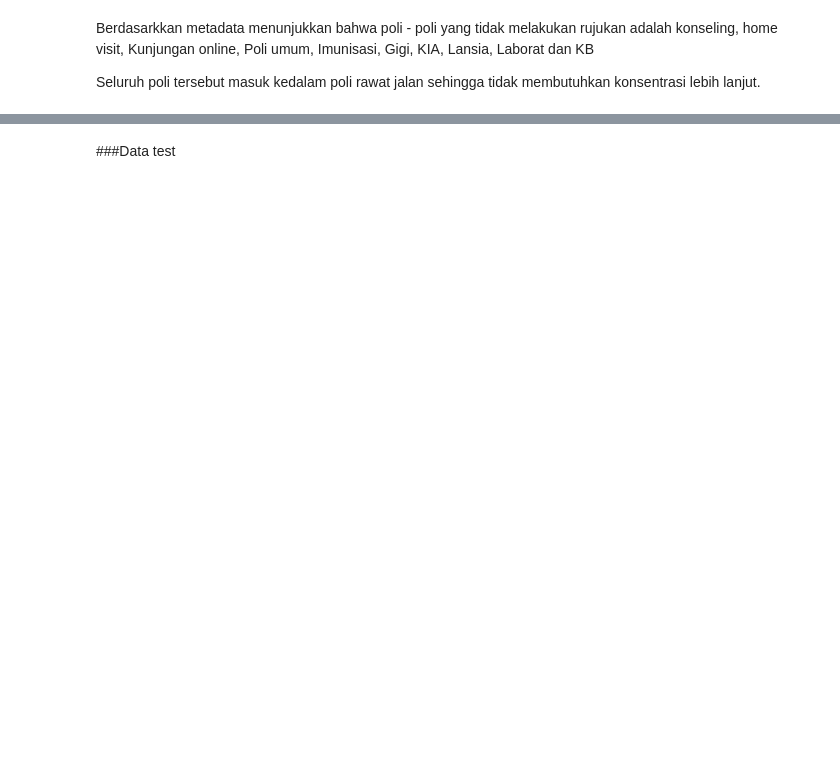
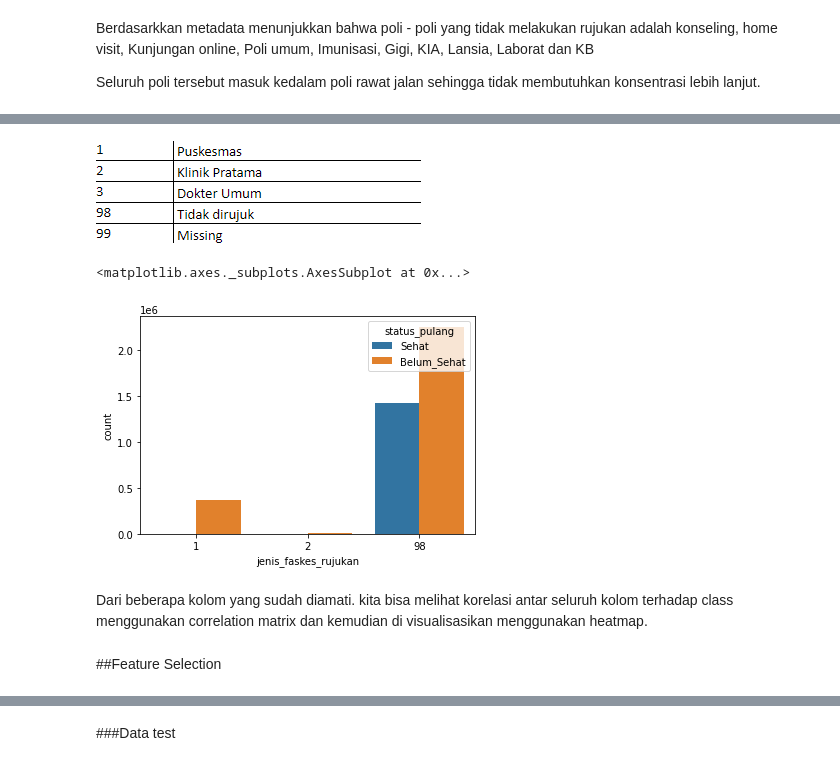
Before and after one commit to rahmafatin/sd-bdc, a Jupyter notebook: model.ipynb, the cells around one changed output, grey strips where cells are left out. Saved outputs shown, nothing was run; the diff lists cells and outputs as text; code cells hidden in the pictures; blank space fills up the shorter version.

```diff
--- a/model.ipynb
+++ b/model.ipynb
@@ -201,0 +270,11 @@ Karena kita tidak bisa menghapus baris yang memiliki null value. maka kita bisa
+# %% [markdown]
+![image.png](embedded-picture-1)
+# %%
+sns.countplot(x='jenis_faskes_rujukan' ,hue='status_pulang', data=df_train)
+# %% [output]
+<matplotlib.axes._subplots.AxesSubplot at 0x...>
+[figure, added]
+# %% [markdown]
+Dari beberapa kolom yang sudah diamati. kita bisa melihat korelasi antar seluruh kolom terhadap class menggunakan correlation matrix dan kemudian di visualisasikan menggunakan heatmap.
+# %% [markdown]
+##Feature Selection
```
Also changed, not shown: parts of 35 cells of this notebook.
